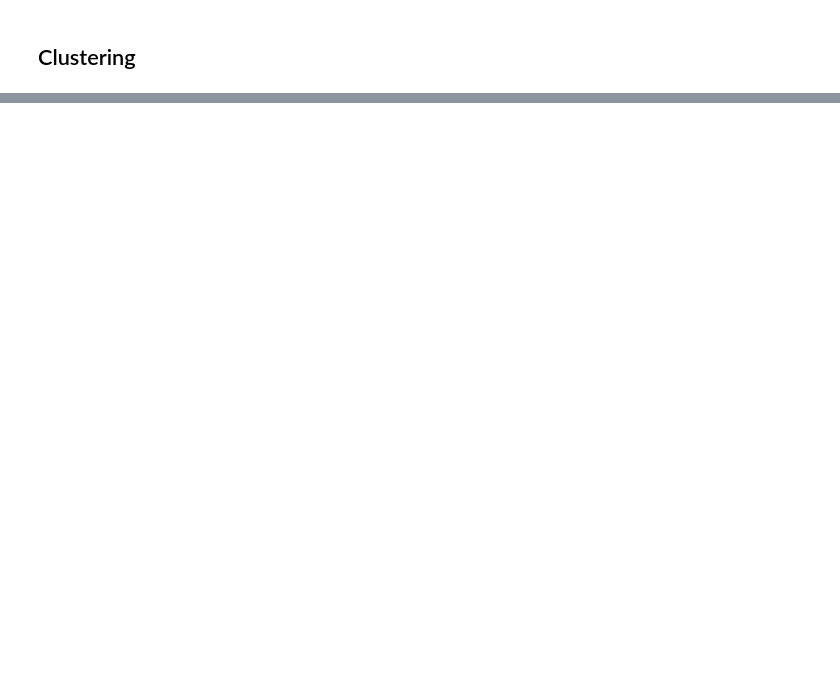
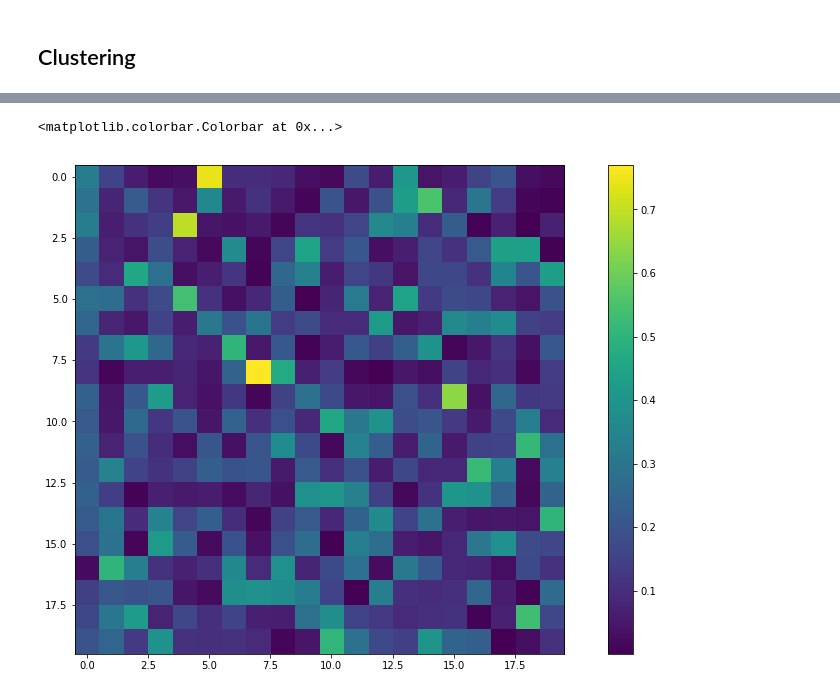
Before and after one commit to scottviteri/TVTropesAnalysis, a Jupyter notebook: TVTropes.ipynb, the cells around one changed output, grey strips where cells are left out. Cells and saved outputs as stored; diff of their text form; code cells hidden in the pictures; blank space fills up the shorter version.

```diff
--- a/TVTropes.ipynb
+++ b/TVTropes.ipynb
@@ -83,0 +174,15 @@ Now that we have a sparse representation, we still want to do a dimensionality r
+# %%
+from sklearn.preprocessing import StandardScaler
+
+#1. Standardize data
+X_std = StandardScaler().fit_transform(movie_trope_matrix)
+
+#2. Eigenstuff
+cov_mat = np.cov(X_std.T)
+eig_vals, eig_vecs = np.linalg.eig(cov_mat)
+
+plt.imshow(abs(eig_vecs))
+plt.colorbar()
+# %% [output]
+<matplotlib.colorbar.Colorbar at 0x...>
+[figure, added]
```
Also changed, not shown: parts of 19 cells of this notebook.
